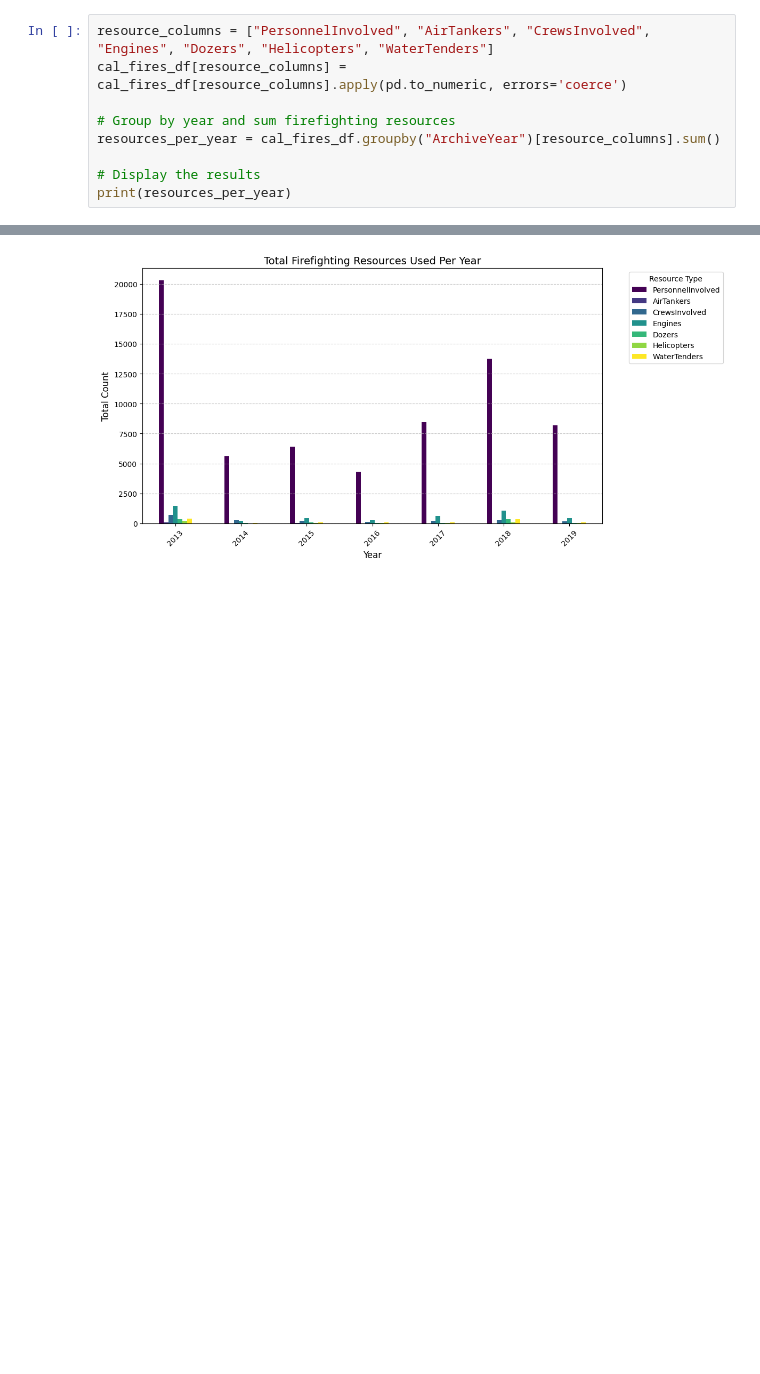
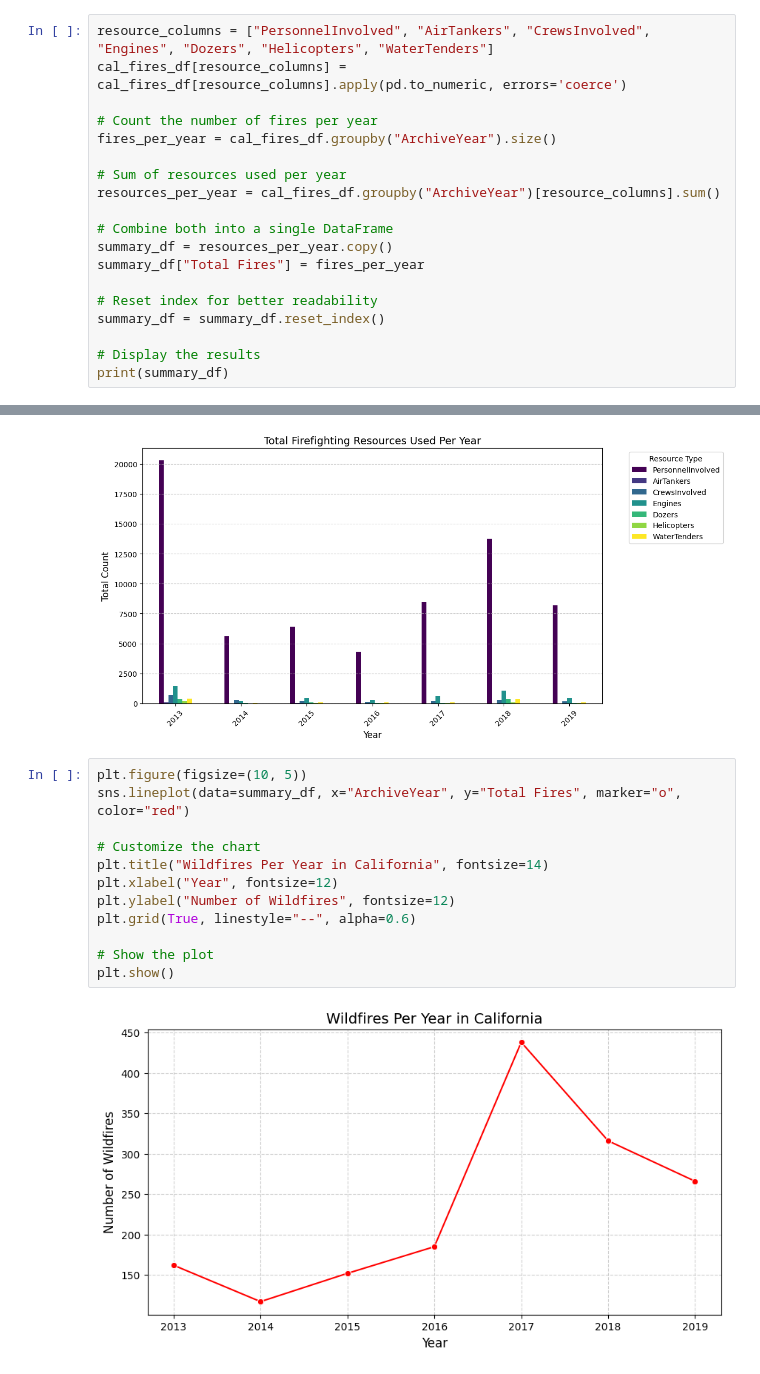
Before and after one commit to estortega/project_1, a Jupyter notebook: ortega_file.ipynb, the cells around one changed output, grey strips where cells are left out. Saved outputs shown, nothing was run; the diff lists cells and outputs as text; blank space fills up the shorter version.

```diff
--- a/ortega_file.ipynb
+++ b/ortega_file.ipynb
@@ -38,9 +38,19 @@ Total number of wildfires recorded: 1636
 resource_columns = ["PersonnelInvolved", "AirTankers", "CrewsInvolved", "Engines", "Dozers", "Helicopters", "WaterTenders"]
 cal_fires_df[resource_columns] = cal_fires_df[resource_columns].apply(pd.to_numeric, errors='coerce')
 
-# Group by year and sum firefighting resources
+# Count the number of fires per year
+fires_per_year = cal_fires_df.groupby("ArchiveYear").size()
+
+# Sum of resources used per year
 resources_per_year = cal_fires_df.groupby("ArchiveYear")[resource_columns].sum()
 
+# Combine both into a single DataFrame
+summary_df = resources_per_year.copy()
+summary_df["Total Fires"] = fires_per_year
+
+# Reset index for better readability
+summary_df = summary_df.reset_index()
+
 # Display the results
-print(resources_per_year)
+print(summary_df)
 # %% [output]
@@ -79,6 +87,20 @@ plt.tight_layout()
 plt.show()
 # %% [output]
 [figure]
+# %%
+plt.figure(figsize=(10, 5))
+sns.lineplot(data=summary_df, x="ArchiveYear", y="Total Fires", marker="o", color="red")
+
+# Customize the chart
+plt.title("Wildfires Per Year in California", fontsize=14)
+plt.xlabel("Year", fontsize=12)
+plt.ylabel("Number of Wildfires", fontsize=12)
+plt.grid(True, linestyle="--", alpha=0.6)
+
+# Show the plot
+plt.show()
+# %% [output]
+[figure, added]
 # %%
 # Numeber of personnel, air tankers, and other firefighting resources used on average per wildfire.
 # Calculate the average number of resources used per wildfire
```
Also changed, not shown: parts of 4 cells of this notebook.
